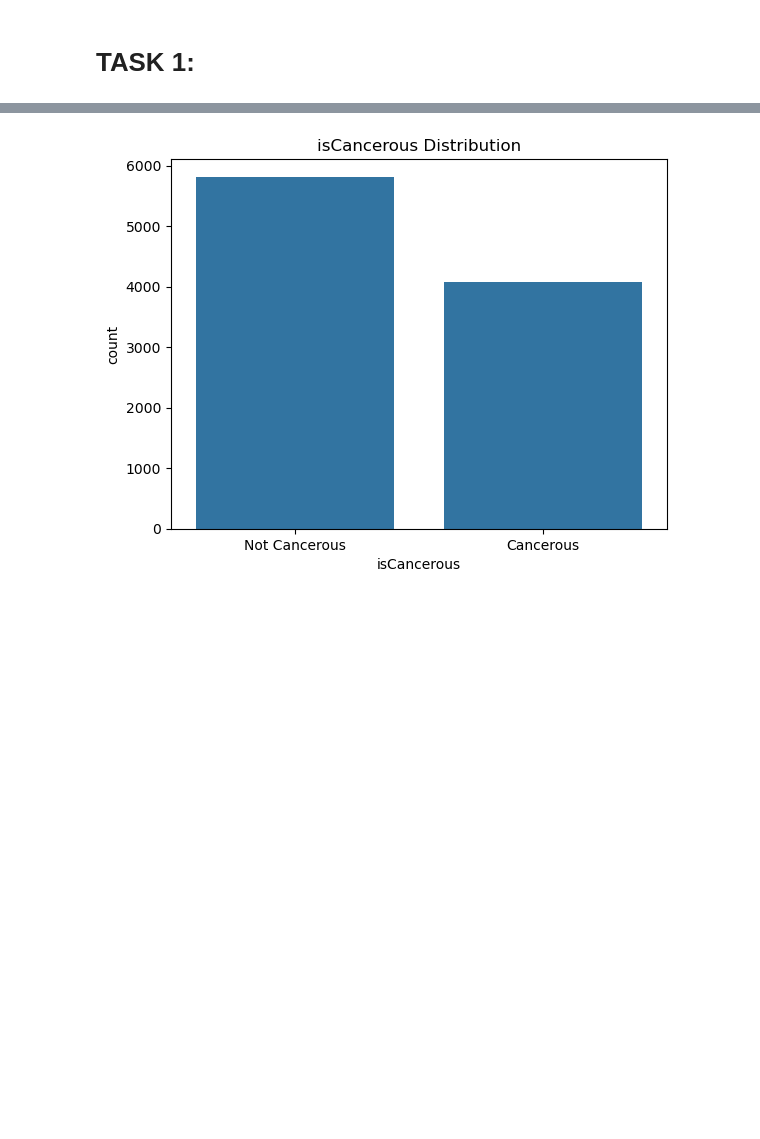
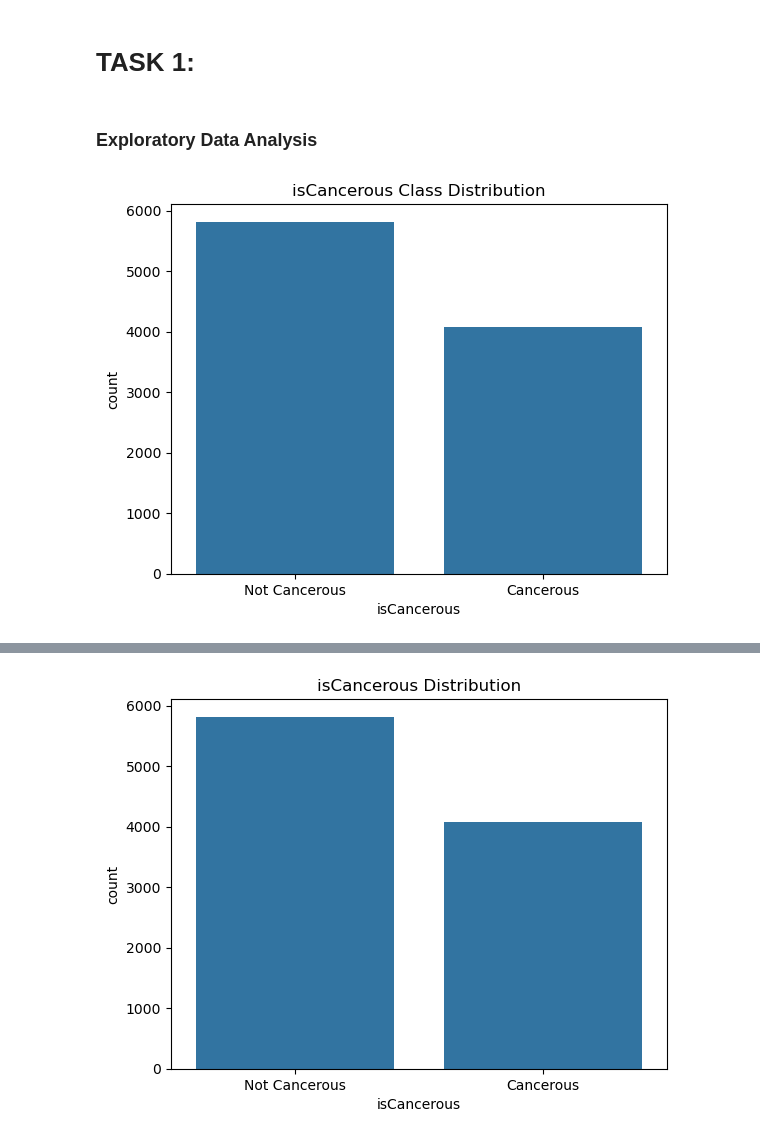
Before and after one commit to aryabad/ML_A2, a Jupyter notebook: ML_A2_95.ipynb, the cells around one changed output, grey strips where cells are left out. Cells and saved outputs as stored; diff of their text form; code cells hidden in the pictures; blank space fills up the shorter version.

```diff
--- a/ML_A2_95.ipynb
+++ b/ML_A2_95.ipynb
@@ -43,0 +42,10 @@ IMAGE_DIR = "Image_classification_data/patch_images/"
+# %% [markdown]
+### Exploratory Data Analysis
+# %%
+# Visualising class imbalance
+sns.countplot(data=main_data, x='isCancerous')
+plt.title("isCancerous Class Distribution")
+plt.xticks([0, 1], ["Not Cancerous", "Cancerous"])
+plt.show()
+# %% [output]
+[figure, added]
```
Also changed, not shown: parts of 2 cells of this notebook.
